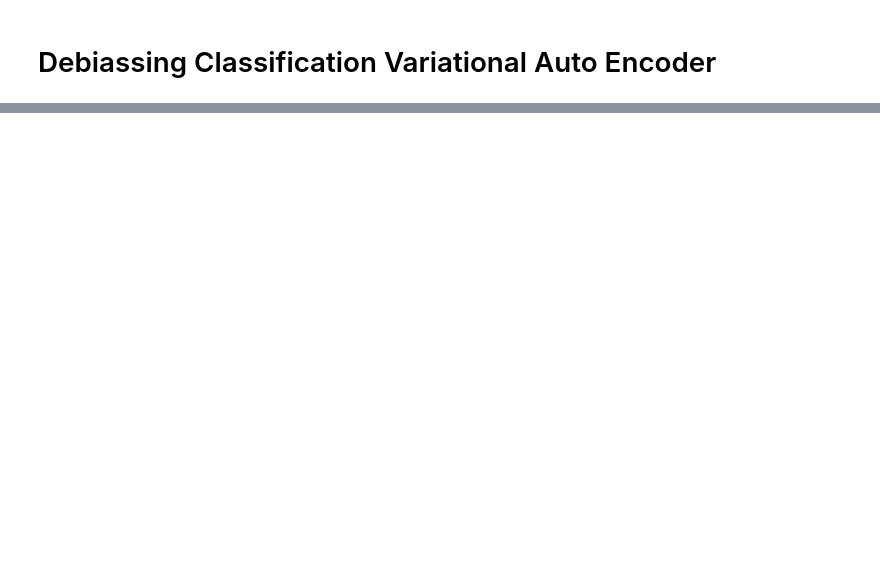
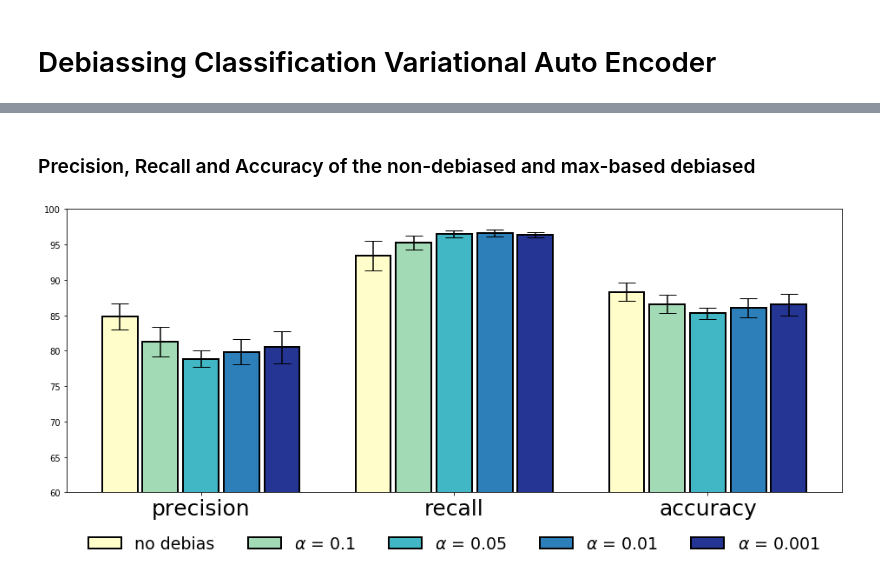
Before and after one commit to JMitnik/FacialDebiasing, a Jupyter notebook: code/main.ipynb, the cells around one changed output, grey strips where cells are left out. Cells and saved outputs as stored; diff of their text form; code cells hidden in the pictures; blank space fills up the shorter version.

```diff
--- a/code/main.ipynb
+++ b/code/main.ipynb
@@ -62,0 +111,12 @@ trainer.best_and_worst()
+# %% [markdown]
+### Precision, Recall and Accuracy of the non-debiased and max-based debiased
+# %%
+# Setup to extract precision recall and accuracy
+colors = ["#fffecb", "#a1dab4", "#41b6c4", "#2c7fb8", "#253594"]
+training_type = ["no debias", r"$\alpha$ = 0.1", r"$\alpha$ = 0.05", r"$\alpha$ = 0.01", r"$\alpha$ = 0.001"]
+name_list = ["train1_", "train2", "train3", "train4", "train5"]
+setups = ["precision", "recall", "accuracy"]
+
+utils.make_bar_plot(df_final_results, name_list, setups, training_type=training_type, colors=colors, y_lim=(60,100))
+# %% [output]
+[figure, added]
```
Also changed, not shown: parts of 32 cells of this notebook, 2 other files.
